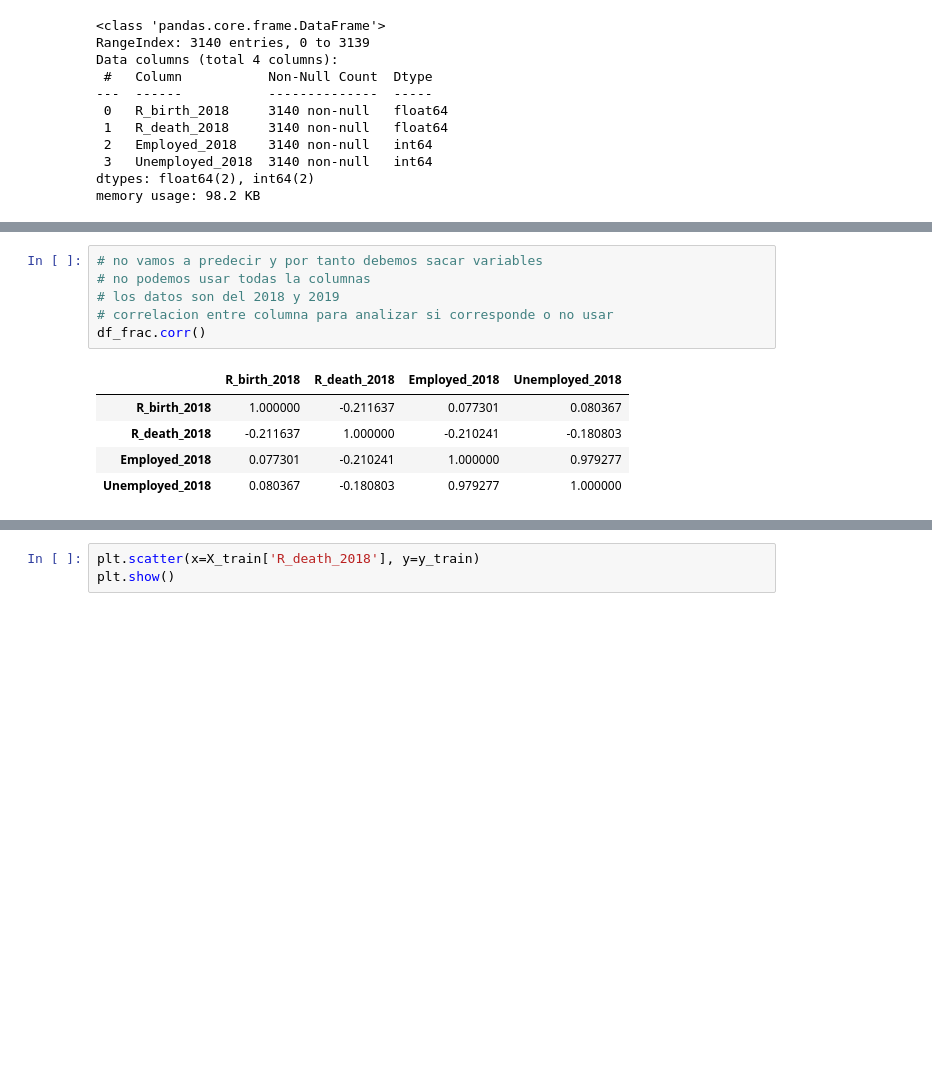
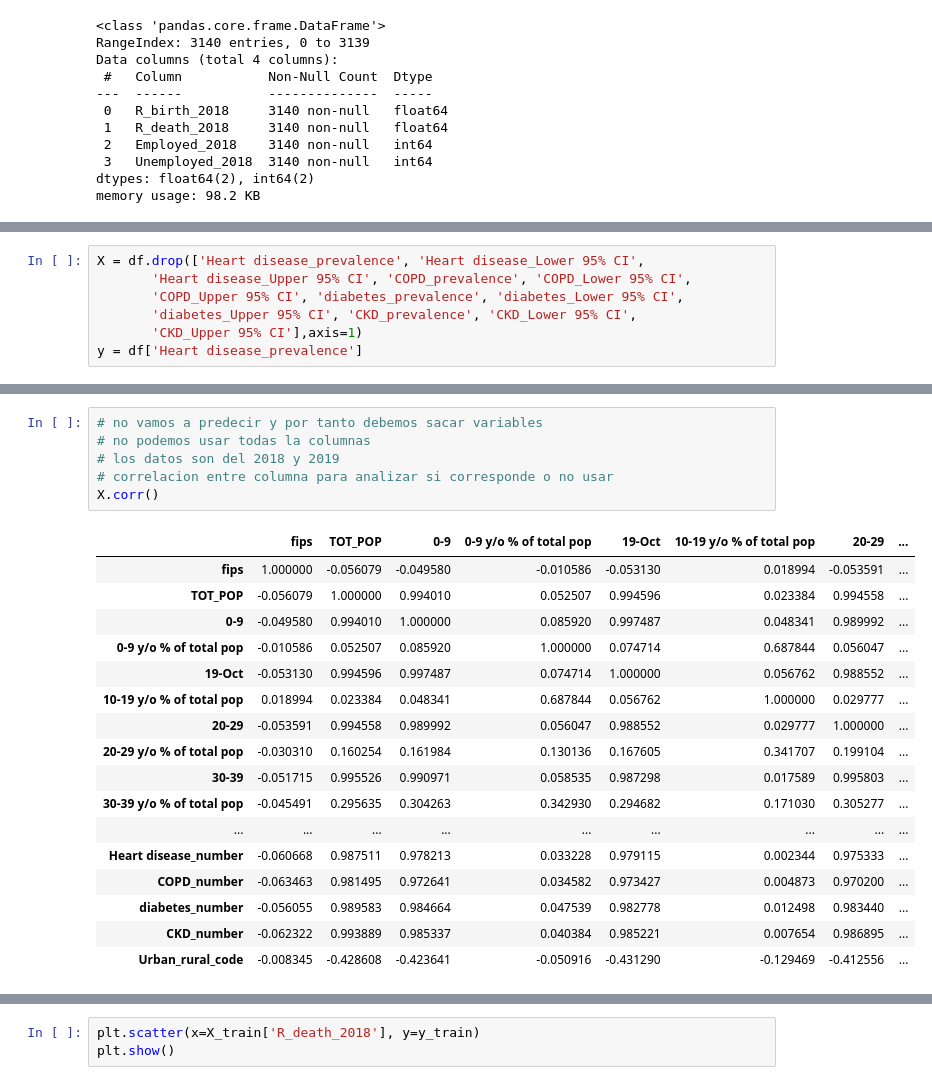
Before and after one commit to mronqui/regularized-linear-regression-project, a Jupyter notebook: src/explore.ipynb, the cells around one changed output, grey strips where cells are left out. Cells and saved outputs as stored; diff of their text form; blank space fills up the shorter version.

```diff
--- a/src/explore.ipynb
+++ b/src/explore.ipynb
@@ -66 +136,8 @@ df_frac=df[['R_birth_2018','R_death_2018','Employed_2018','Unemployed_2018']]
+# %%
+X = df.drop(['Heart disease_prevalence', 'Heart disease_Lower 95% CI',
+       'Heart disease_Upper 95% CI', 'COPD_prevalence', 'COPD_Lower 95% CI',
+       'COPD_Upper 95% CI', 'diabetes_prevalence', 'diabetes_Lower 95% CI',
+       'diabetes_Upper 95% CI', 'CKD_prevalence', 'CKD_Lower 95% CI',
+       'CKD_Upper 95% CI'],axis=1)
+y = df['Heart disease_prevalence']
 # %%
@@ -92,15 +180,27 @@ plt.show()
 # %%
 # no vamos a predecir y por tanto debemos sacar variables
 # no podemos usar todas la columnas
 # los datos son del 2018 y 2019
 # correlacion entre columna para analizar si corresponde o no usar
-df_frac.corr()
+X.corr()
 # %% [output]
-|  | R_birth_2018 | R_death_2018 | Employed_2018 | Unemployed_2018 |
-| R_birth_2018 | 1.000000 | -0.211637 | 0.077301 | 0.080367 |
-| R_death_2018 | -0.211637 | 1.000000 | -0.210241 | -0.180803 |
-| Employed_2018 | 0.077301 | -0.210241 | 1.000000 | 0.979277 |
-| Unemployed_2018 | 0.080367 | -0.180803 | 0.979277 | 1.000000 |
+|  | fips | TOT_POP | 0-9 | 0-9 y/o % of total pop | 19-Oct | 10-19 y/o % of total pop | 20-29 | ... |
+| fips | 1.000000 | -0.056079 | -0.049580 | -0.010586 | -0.053130 | 0.018994 | -0.053591 | ... |
+| TOT_POP | -0.056079 | 1.000000 | 0.994010 | 0.052507 | 0.994596 | 0.023384 | 0.994558 | ... |
+| 0-9 | -0.049580 | 0.994010 | 1.000000 | 0.085920 | 0.997487 | 0.048341 | 0.989992 | ... |
+| 0-9 y/o % of total pop | -0.010586 | 0.052507 | 0.085920 | 1.000000 | 0.074714 | 0.687844 | 0.056047 | ... |
+| 19-Oct | -0.053130 | 0.994596 | 0.997487 | 0.074714 | 1.000000 | 0.056762 | 0.988552 | ... |
+| 10-19 y/o % of total pop | 0.018994 | 0.023384 | 0.048341 | 0.687844 | 0.056762 | 1.000000 | 0.029777 | ... |
+| 20-29 | -0.053591 | 0.994558 | 0.989992 | 0.056047 | 0.988552 | 0.029777 | 1.000000 | ... |
+| 20-29 y/o % of total pop | -0.030310 | 0.160254 | 0.161984 | 0.130136 | 0.167605 | 0.341707 | 0.199104 | ... |
+| 30-39 | -0.051715 | 0.995526 | 0.990971 | 0.058535 | 0.987298 | 0.017589 | 0.995803 | ... |
+| 30-39 y/o % of total pop | -0.045491 | 0.295635 | 0.304263 | 0.342930 | 0.294682 | 0.171030 | 0.305277 | ... |
+| ... | ... | ... | ... | ... | ... | ... | ... | ... |
+| Heart disease_number | -0.060668 | 0.987511 | 0.978213 | 0.033228 | 0.979115 | 0.002344 | 0.975333 | ... |
+| COPD_number | -0.063463 | 0.981495 | 0.972641 | 0.034582 | 0.973427 | 0.004873 | 0.970200 | ... |
+| diabetes_number | -0.056055 | 0.989583 | 0.984664 | 0.047539 | 0.982778 | 0.012498 | 0.983440 | ... |
+| CKD_number | -0.062322 | 0.993889 | 0.985337 | 0.040384 | 0.985221 | 0.007654 | 0.986895 | ... |
+| Urban_rural_code | -0.008345 | -0.428608 | -0.423641 | -0.050916 | -0.431290 | -0.129469 | -0.412556 | ... |
 # %%
 pd.options.display.max_columns=200
 pd.options.display.max_rows=200
```
Also changed, not shown: parts of 20 cells of this notebook, 1 other file.
